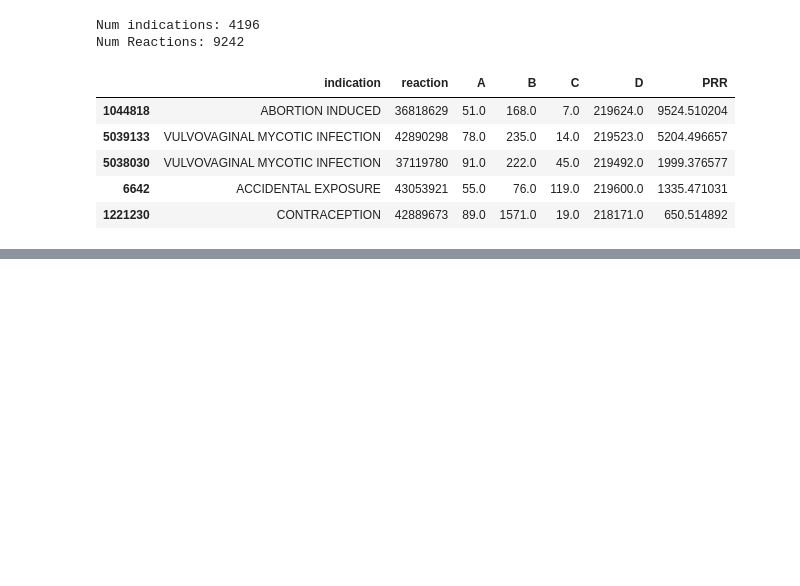
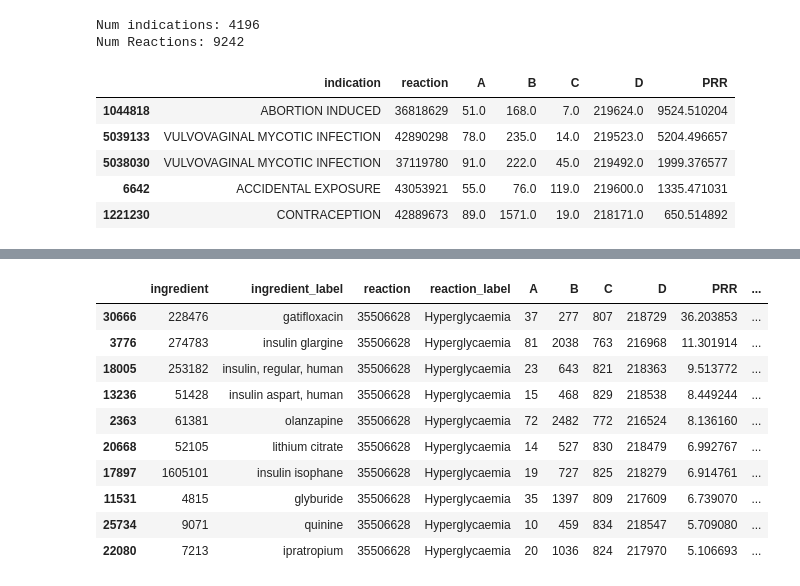
Before and after one commit to tatonetti-lab/offsides, a Jupyter notebook: notebooks/Identifying Confounders.ipynb, the cells around one changed output, grey strips where cells are left out. Saved outputs shown, nothing was run; the diff lists cells and outputs as text; code cells hidden in the pictures; blank space fills up the shorter version.

```diff
--- a/notebooks/Identifying Confounders.ipynb
+++ b/notebooks/Identifying Confounders.ipynb
@@ -138,0 +197,24 @@ ordered_indications[113], ordered_reactions[472]
+# %%
+matrices = compute_matrices(ingredients, reactions, num_reports)
+
+ing_rxn = build_dataframe(matrices,
+                          ordered_ingredients, 'ingredient',
+                          ordered_reactions, 'reaction',
+                          m12label=ingredient2label,
+                          m22label=reaction2label,
+                          minA=10)
+
+ing_rxn.sort_values(by='Tc', ascending=False).head(10)
+ing_rxn[(ing_rxn['reaction']=='35506628')].sort_values(by='PRR', ascending=False).head(10)
+# %% [output]
+|  | ingredient | ingredient_label | reaction | reaction_label | A | B | C | D | PRR | ... |
+| 30666 | 228476 | gatifloxacin | 35506628 | Hyperglycaemia | 37 | 277 | 807 | 218729 | 36.203853 | ... |
+| 3776 | 274783 | insulin glargine | 35506628 | Hyperglycaemia | 81 | 2038 | 763 | 216968 | 11.301914 | ... |
+| 18005 | 253182 | insulin, regular, human | 35506628 | Hyperglycaemia | 23 | 643 | 821 | 218363 | 9.513772 | ... |
+| 13236 | 51428 | insulin aspart, human | 35506628 | Hyperglycaemia | 15 | 468 | 829 | 218538 | 8.449244 | ... |
+| 2363 | 61381 | olanzapine | 35506628 | Hyperglycaemia | 72 | 2482 | 772 | 216524 | 8.136160 | ... |
+| 20668 | 52105 | lithium citrate | 35506628 | Hyperglycaemia | 14 | 527 | 830 | 218479 | 6.992767 | ... |
+| 17897 | 1605101 | insulin isophane | 35506628 | Hyperglycaemia | 19 | 727 | 825 | 218279 | 6.914761 | ... |
+| 11531 | 4815 | glyburide | 35506628 | Hyperglycaemia | 35 | 1397 | 809 | 217609 | 6.739070 | ... |
+| 25734 | 9071 | quinine | 35506628 | Hyperglycaemia | 10 | 459 | 834 | 218547 | 5.709080 | ... |
+| 22080 | 7213 | ipratropium | 35506628 | Hyperglycaemia | 20 | 1036 | 824 | 217970 | 5.106693 | ... |
```
Also changed, not shown: parts of 17 cells of this notebook.
